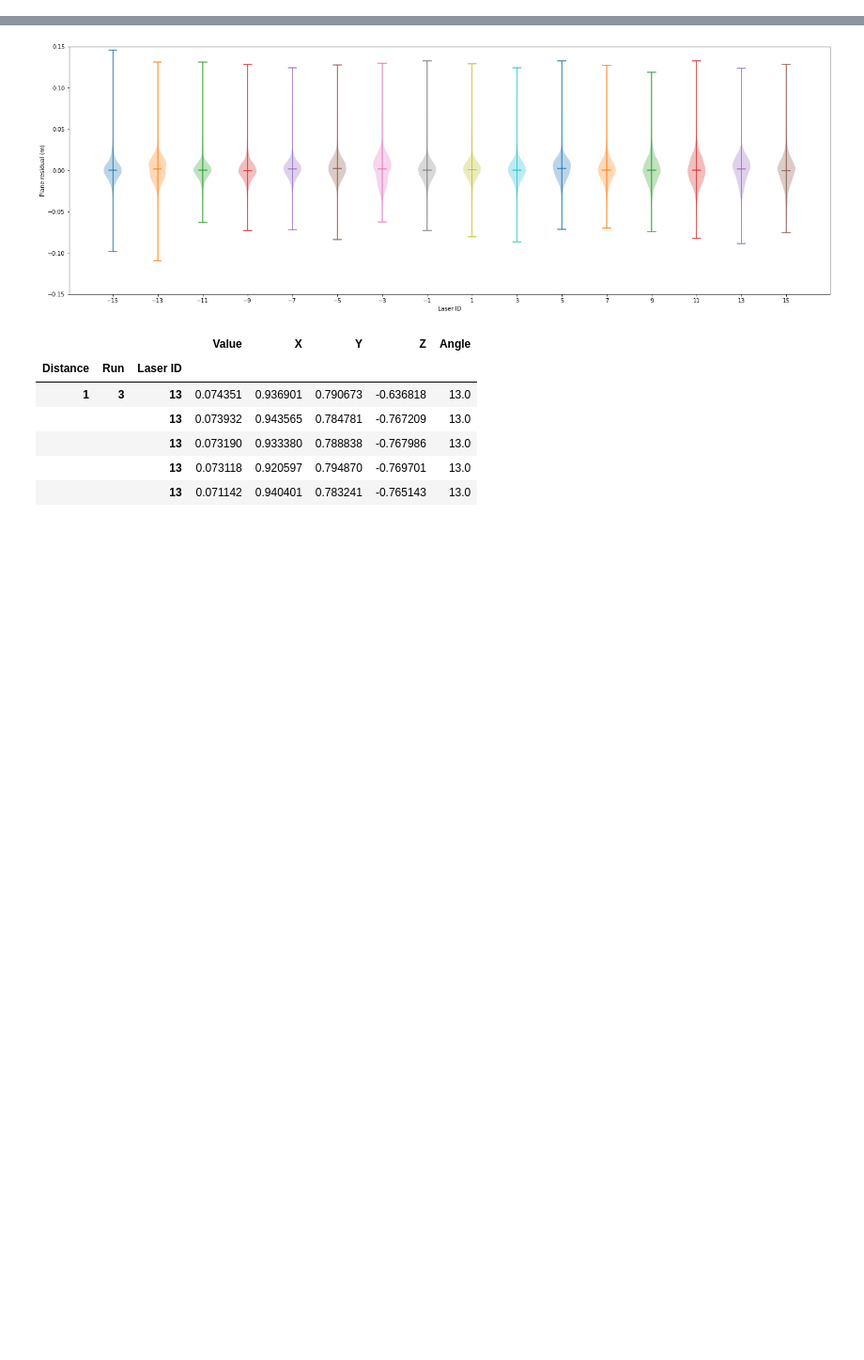
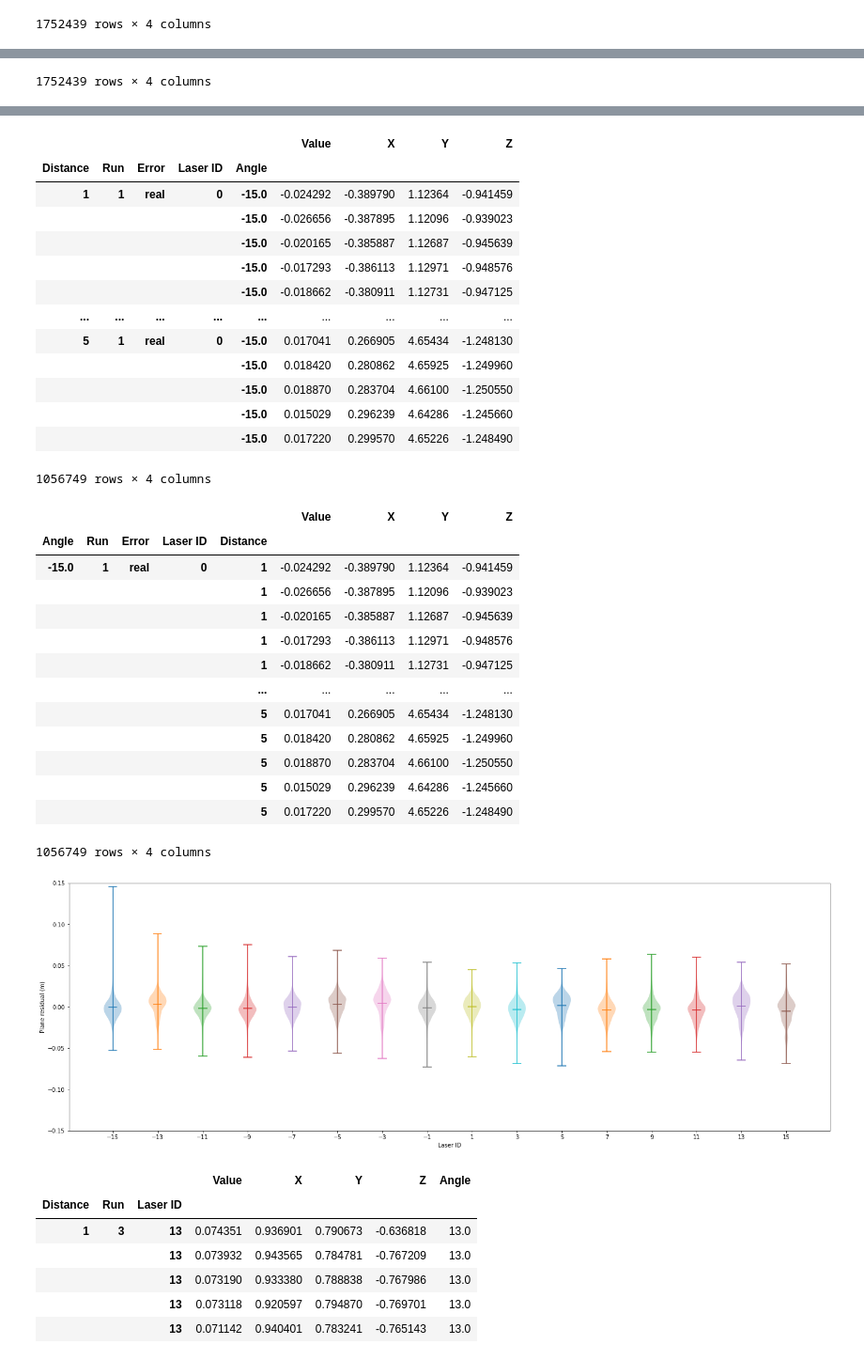
Before and after one commit to branislavjenco/thesis-code, a Jupyter notebook: using-pandas.ipynb, the cells around one changed output, grey strips where cells are left out. Shown: that part at 94% size. Saved outputs shown, nothing was run; the diff lists cells and outputs as text; code cells hidden in the pictures; blank space fills up the shorter version.

```diff
--- a/using-pandas.ipynb
+++ b/using-pandas.ipynb
@@ -6,9 +8 @@ from thesis.utils import laser_angle_to_id
-# %%
-raw = {}
-for kind in ["wall", "floor"]:
-    raw[kind] = {}
-    for dist in range(1, 6):
-        raw[kind][dist] = {}
-        for run in range(1, 4):
-            raw[kind][dist][run] = np.loadtxt(f"/scratch/users/branisj/distances/{dist}m_{run}_distances_{kind}.txt")
 # %%
@@ -123,7 +239,9 @@ plot_violin_per_distance(df, "floor")
 # %%
 def plot_violin_per_laser(data, kind):
     kind_data = data.loc[kind]
-    kind_data = kind_data.swaplevel(0, 3)
+    display(kind_data)
+    kind_data = kind_data.swaplevel(0, 4)
+    display(kind_data)
     fig = plt.figure()
     fig.set_figwidth(24)
     fig.set_figheight(8)
@@ -136,6 +254,6 @@ def plot_violin_per_laser(data, kind):
     fig.savefig(f"violins_per_laser_{kind}.png")
     plt.show()
 df2 = df.set_index(["Angle"], append=True)
-plot_violin_per_laser(df2, "wall")
-plot_violin_per_laser(df2, "floor")
+plot_violin_per_laser(df2.query("Error == 'real'"), "wall")
+plot_violin_per_laser(df2.query("Error == 'real'"), "floor")
 # %% [output]
@@ -141,0 +273 @@ plot_violin_per_laser(df2, "floor")
+1752439 rows × 4 columns
@@ -141,0 +287 @@ plot_violin_per_laser(df2, "floor")
+1752439 rows × 4 columns
@@ -143,4 +289,32 @@ plot_violin_per_laser(df2, "floor")
+|  |  |  |  |  | Value | X | Y | Z |
+| Distance | Run | Error | Laser ID | Angle |  |  |  |  |
+| 1 | 1 | real | 0 | -15.0 | -0.024292 | -0.389790 | 1.12364 | -0.941459 |
+|  |  |  |  | -15.0 | -0.026656 | -0.387895 | 1.12096 | -0.939023 |
+|  |  |  |  | -15.0 | -0.020165 | -0.385887 | 1.12687 | -0.945639 |
+|  |  |  |  | -15.0 | -0.017293 | -0.386113 | 1.12971 | -0.948576 |
+|  |  |  |  | -15.0 | -0.018662 | -0.380911 | 1.12731 | -0.947125 |
+| ... | ... | ... | ... | ... | ... | ... | ... | ... |
+| 5 | 1 | real | 0 | -15.0 | 0.017041 | 0.266905 | 4.65434 | -1.248130 |
+|  |  |  |  | -15.0 | 0.018420 | 0.280862 | 4.65925 | -1.249960 |
+|  |  |  |  | -15.0 | 0.018870 | 0.283704 | 4.66100 | -1.250550 |
+|  |  |  |  | -15.0 | 0.015029 | 0.296239 | 4.64286 | -1.245660 |
+|  |  |  |  | -15.0 | 0.017220 | 0.299570 | 4.65226 | -1.248490 |
+1056749 rows × 4 columns
+|  |  |  |  |  | Value | X | Y | Z |
+| Angle | Run | Error | Laser ID | Distance |  |  |  |  |
+| -15.0 | 1 | real | 0 | 1 | -0.024292 | -0.389790 | 1.12364 | -0.941459 |
+|  |  |  |  | 1 | -0.026656 | -0.387895 | 1.12096 | -0.939023 |
+|  |  |  |  | 1 | -0.020165 | -0.385887 | 1.12687 | -0.945639 |
+|  |  |  |  | 1 | -0.017293 | -0.386113 | 1.12971 | -0.948576 |
+|  |  |  |  | 1 | -0.018662 | -0.380911 | 1.12731 | -0.947125 |
+|  |  |  |  | ... | ... | ... | ... | ... |
+|  |  |  |  | 5 | 0.017041 | 0.266905 | 4.65434 | -1.248130 |
+|  |  |  |  | 5 | 0.018420 | 0.280862 | 4.65925 | -1.249960 |
+|  |  |  |  | 5 | 0.018870 | 0.283704 | 4.66100 | -1.250550 |
+|  |  |  |  | 5 | 0.015029 | 0.296239 | 4.64286 | -1.245660 |
+|  |  |  |  | 5 | 0.017220 | 0.299570 | 4.65226 | -1.248490 |
+1056749 rows × 4 columns
-[figure, old version]
+[figure, new version]
 # %%
 def find_extremes(data, kind):
     kind_data = df.loc[kind]
```
Also changed, not shown: parts of 9 cells of this notebook, 1 other file.
